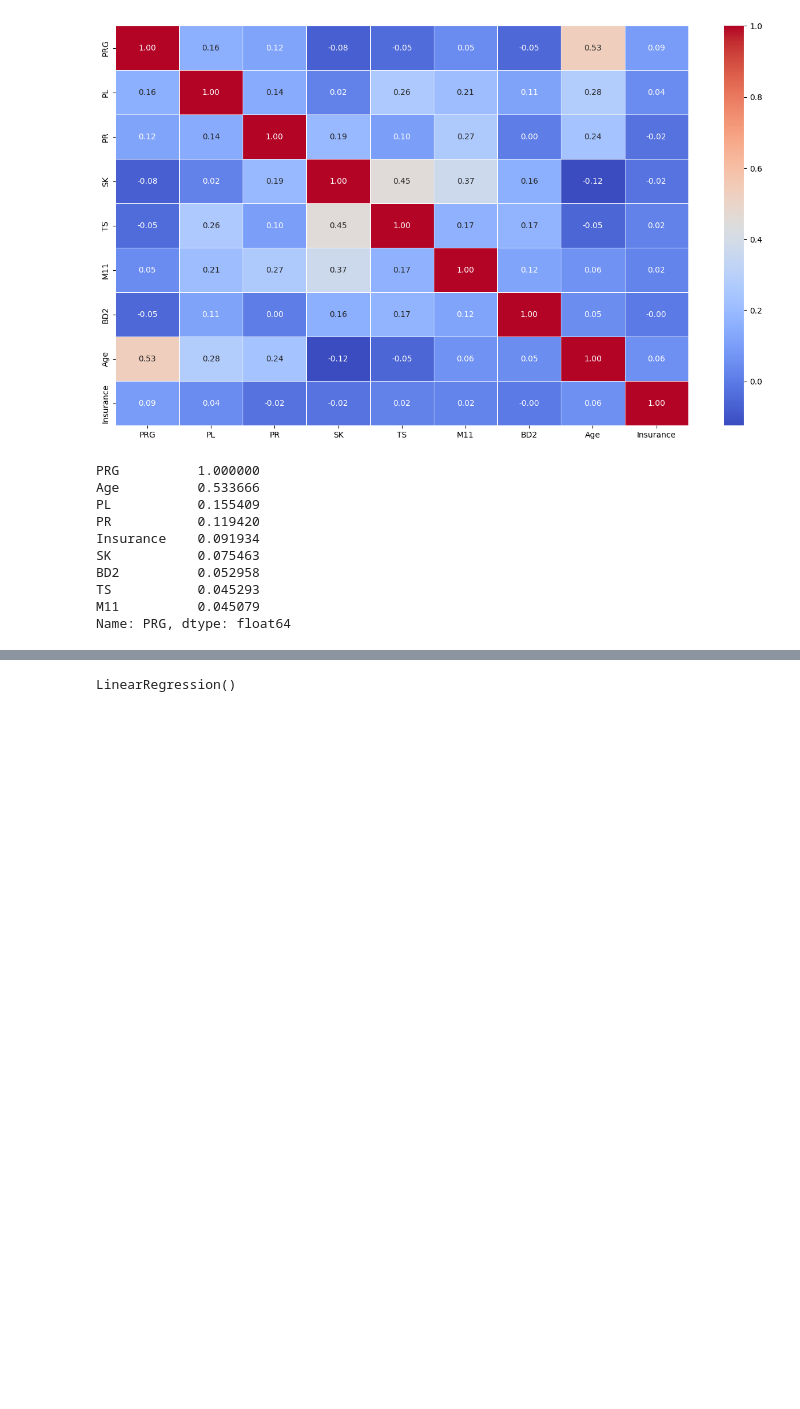
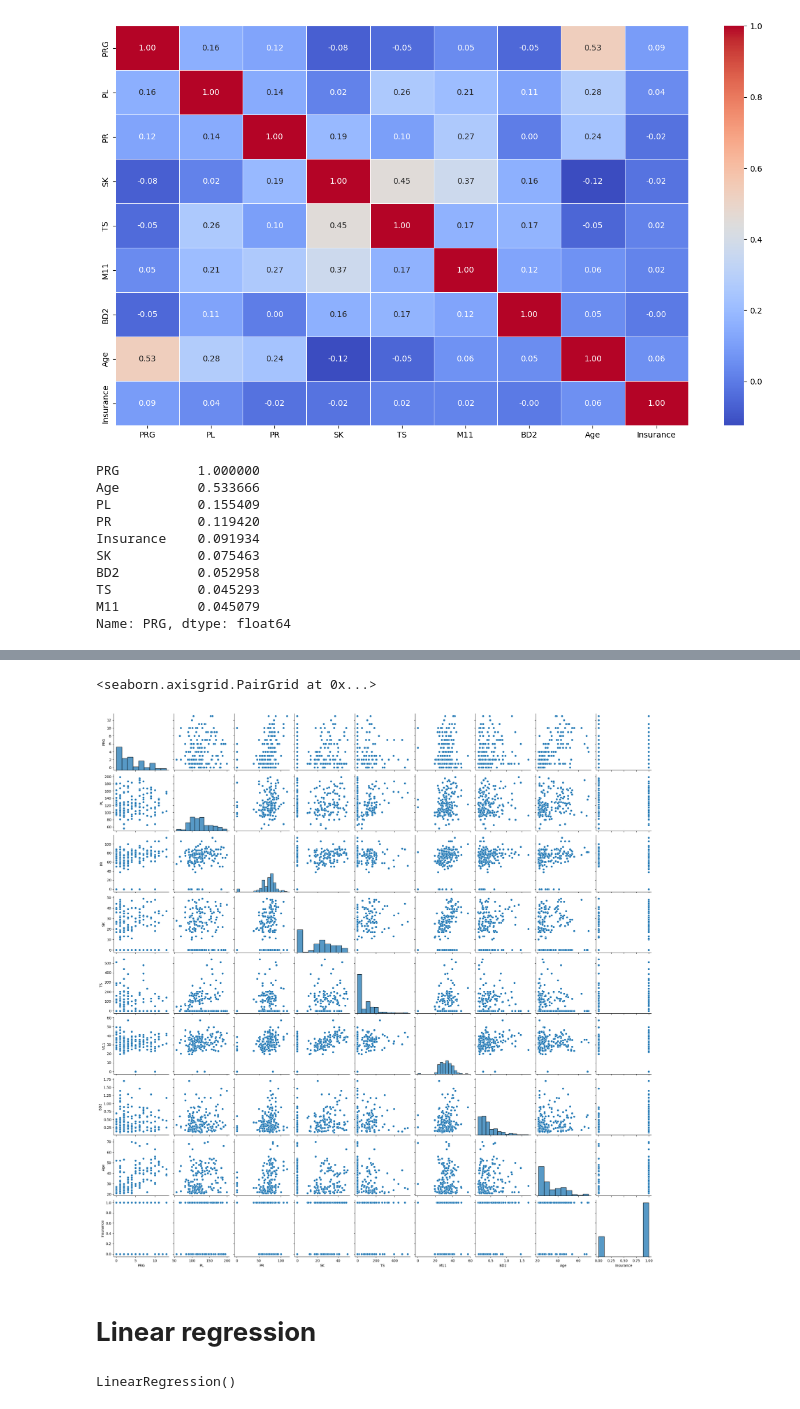
Before and after one commit to doctorf72/Naya_ML_RegressionProject, a Jupyter notebook: Regression_Project.ipynb, the cells around one changed output, grey strips where cells are left out. Drawn from its saved outputs; the diff is of its cells as text; code cells hidden in the pictures; blank space fills up the shorter version.

```diff
--- a/Regression_Project.ipynb
+++ b/Regression_Project.ipynb
@@ -275,0 +306,5 @@ def ResultOutput(parameter, RMSE_train, RMSE_test):
+# %%
+sns.pairplot(df_test)
+# %% [output]
+<seaborn.axisgrid.PairGrid at 0x...>
+[figure, added]
@@ -276,3 +315,5 @@ def ResultOutput(parameter, RMSE_train, RMSE_test):
+# %% [markdown]
+# **Linear regression**
 # %%
 model = LinearRegression()
 model.fit(X_train, y_train)
```
Also changed, not shown: parts of 41 cells of this notebook.
